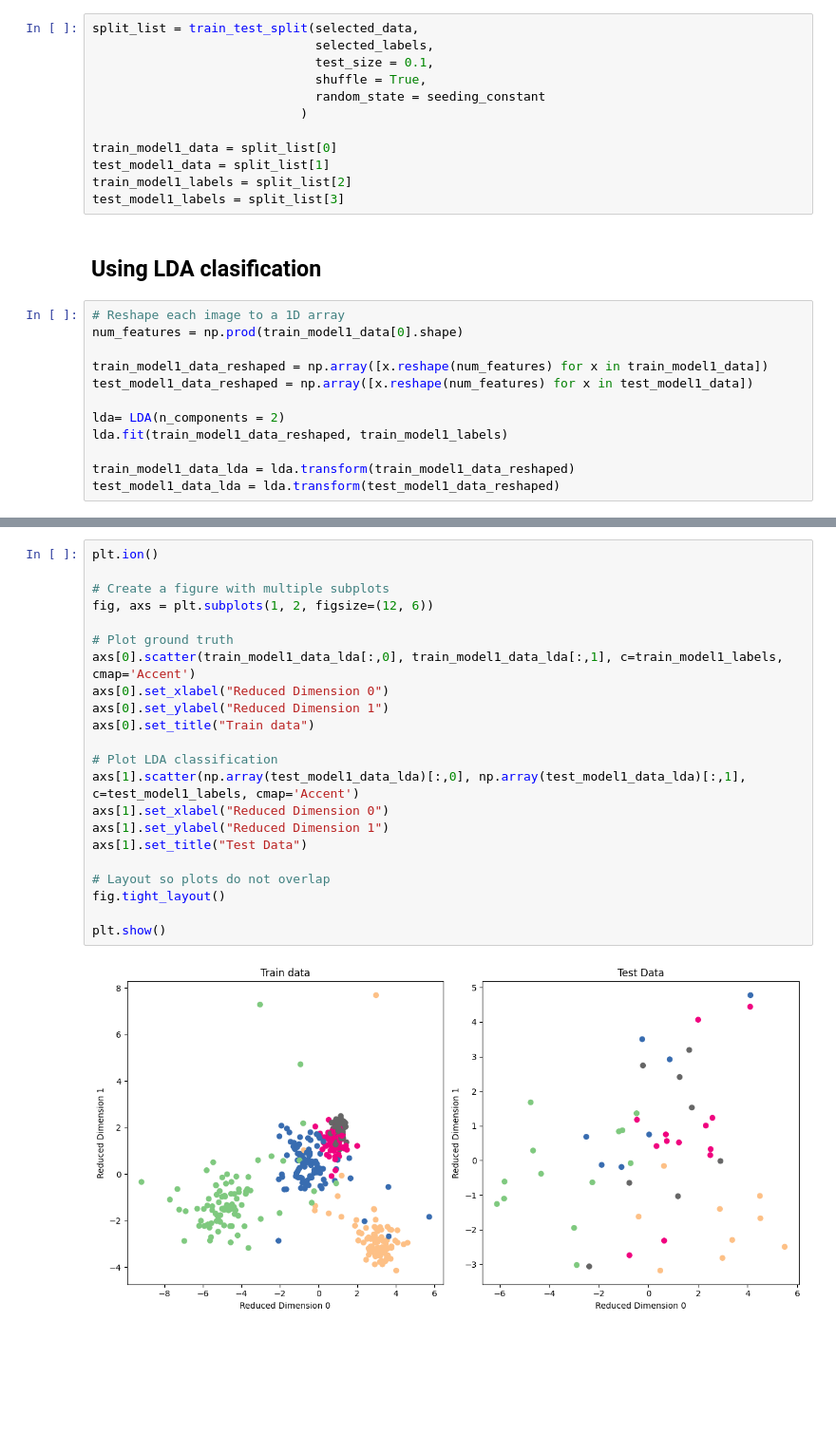
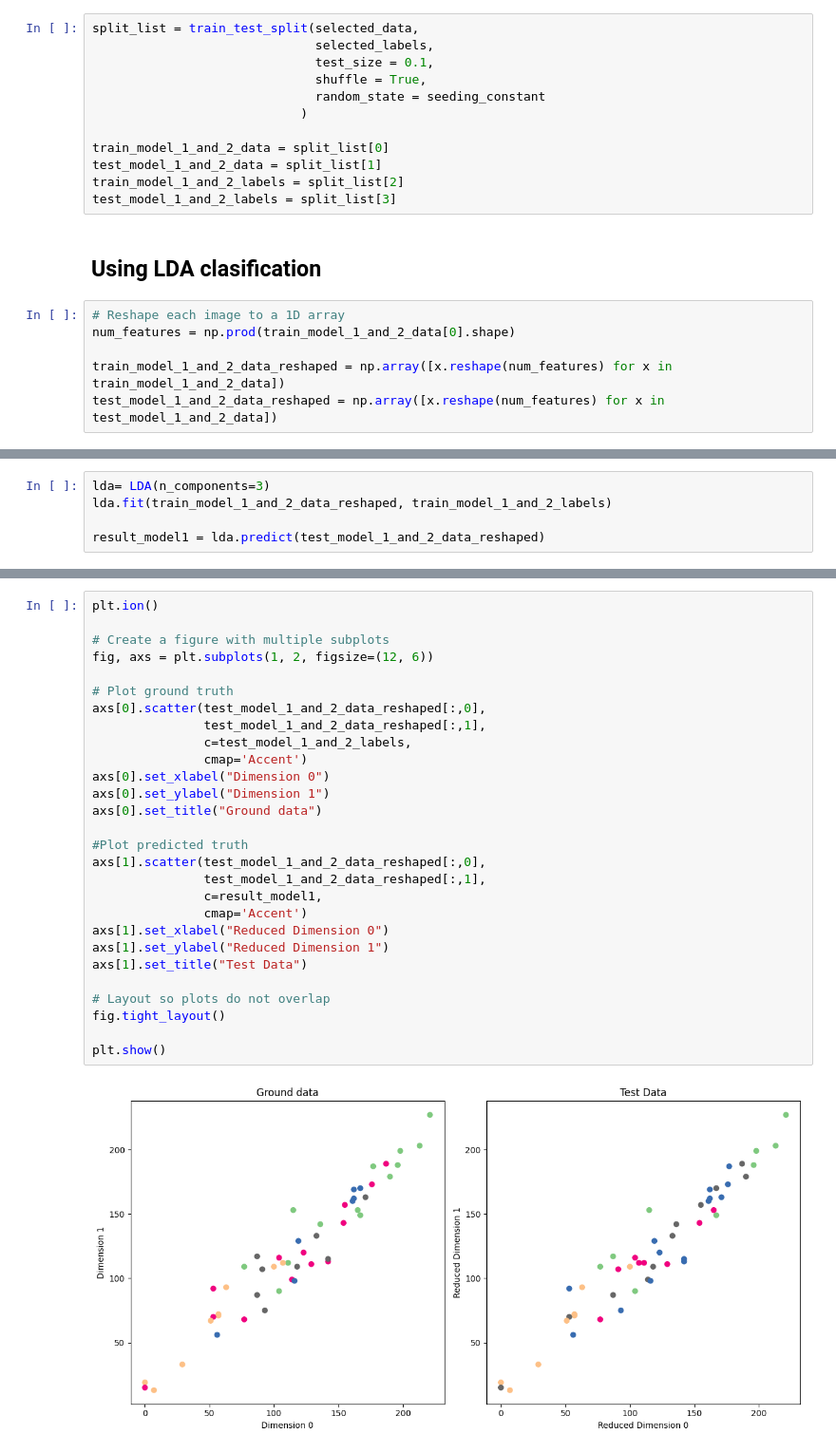
Before and after one commit to Suhaas0079/DS, a Jupyter notebook: Technicals/Python/Notebook/BDML-CW5/Assignment.ipynb, the cells around one changed output, grey strips where cells are left out. Shown: that part at 95% size. Drawn from its saved outputs; the diff is of its cells as text; blank space fills up the shorter version.

Commit message:
Model 1 updated

```diff
--- a/Technicals/Python/Notebook/BDML-CW5/Assignment.ipynb
+++ b/Technicals/Python/Notebook/BDML-CW5/Assignment.ipynb
@@ -77,21 +77,15 @@ split_list = train_test_split(selected_data,
                               random_state = seeding_constant
                             )
 
-train_model1_data = split_list[0]
-test_model1_data = split_list[1]
-train_model1_labels = split_list[2]
-test_model1_labels = split_list[3]
+train_model_1_and_2_data = split_list[0]
+test_model_1_and_2_data = split_list[1]
+train_model_1_and_2_labels = split_list[2]
+test_model_1_and_2_labels = split_list[3]
 # %% [markdown]
 ## Using LDA clasification
 # %%
 # Reshape each image to a 1D array
-num_features = np.prod(train_model1_data[0].shape)
+num_features = np.prod(train_model_1_and_2_data[0].shape)
 
-train_model1_data_reshaped = np.array([x.reshape(num_features) for x in train_model1_data])
-test_model1_data_reshaped = np.array([x.reshape(num_features) for x in test_model1_data])
-
-lda= LDA(n_components = 2)
-lda.fit(train_model1_data_reshaped, train_model1_labels)
-
-train_model1_data_lda = lda.transform(train_model1_data_reshaped)
-test_model1_data_lda = lda.transform(test_model1_data_reshaped)
+train_model_1_and_2_data_reshaped = np.array([x.reshape(num_features) for x in train_model_1_and_2_data])
+test_model_1_and_2_data_reshaped = np.array([x.reshape(num_features) for x in test_model_1_and_2_data])
@@ -97,0 +94,5 @@ test_model1_data_lda = lda.transform(test_model1_data_reshaped)
+# %%
+lda= LDA(n_components=3)
+lda.fit(train_model_1_and_2_data_reshaped, train_model_1_and_2_labels)
+
+result_model1 = lda.predict(test_model_1_and_2_data_reshaped)
@@ -98,24 +103,30 @@ test_model1_data_lda = lda.transform(test_model1_data_reshaped)
 # %%
 plt.ion()
 
 # Create a figure with multiple subplots
 fig, axs = plt.subplots(1, 2, figsize=(12, 6))
 
 # Plot ground truth
-axs[0].scatter(train_model1_data_lda[:,0], train_model1_data_lda[:,1], c=train_model1_labels, cmap='Accent')
-axs[0].set_xlabel("Reduced Dimension 0")
-axs[0].set_ylabel("Reduced Dimension 1")
-axs[0].set_title("Train data")
+axs[0].scatter(test_model_1_and_2_data_reshaped[:,0],
+               test_model_1_and_2_data_reshaped[:,1],
+               c=test_model_1_and_2_labels,
+               cmap='Accent')
+axs[0].set_xlabel("Dimension 0")
+axs[0].set_ylabel("Dimension 1")
+axs[0].set_title("Ground data")
 
-# Plot LDA classification
-axs[1].scatter(np.array(test_model1_data_lda)[:,0], np.array(test_model1_data_lda)[:,1], c=test_model1_labels, cmap='Accent')
+#Plot predicted truth
+axs[1].scatter(test_model_1_and_2_data_reshaped[:,0],
+               test_model_1_and_2_data_reshaped[:,1],
+               c=result_model1,
+               cmap='Accent')
 axs[1].set_xlabel("Reduced Dimension 0")
 axs[1].set_ylabel("Reduced Dimension 1")
 axs[1].set_title("Test Data")
 
 # Layout so plots do not overlap
 fig.tight_layout()
 
 plt.show()
 # %% [output]
-[figure, old version]
+[figure, new version]
```
Also changed, not shown: parts of 11 cells of this notebook.
